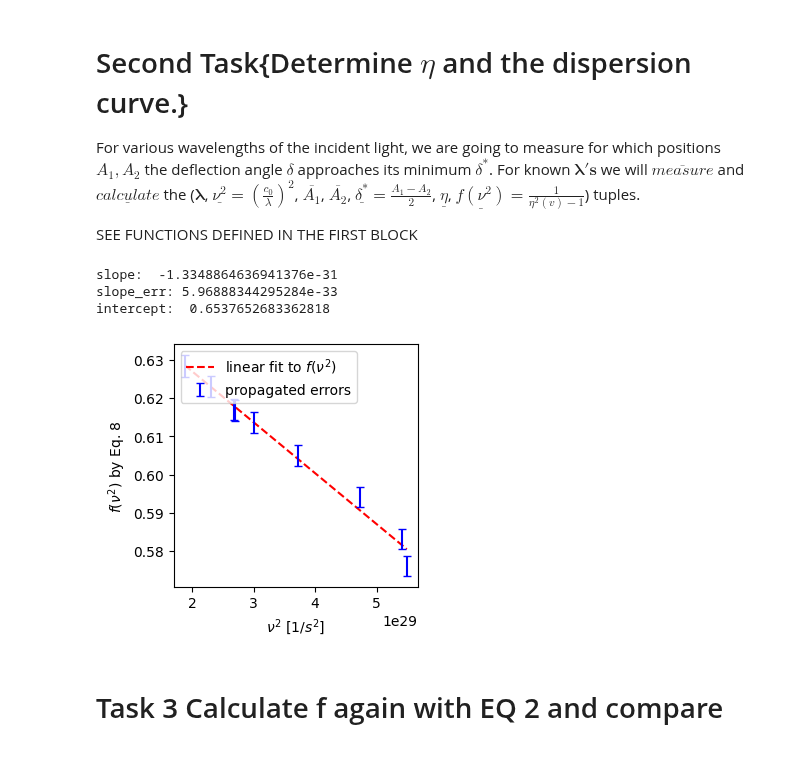
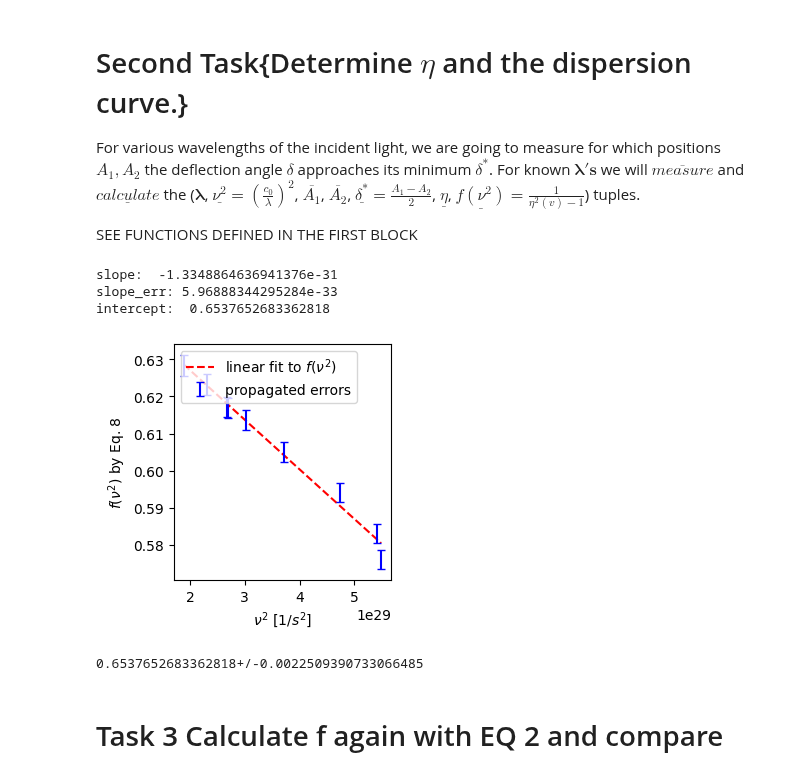
Before and after one commit to dominikrosser/praktikum_p1, a Jupyter notebook: 13 Brechungsind_pris/brechungsind_pris.ipynb, the cells around one changed output. Cells and saved outputs as stored; diff of their text form; code cells hidden in the pictures.

```diff
--- a/13 Brechungsind_pris/brechungsind_pris.ipynb
+++ b/13 Brechungsind_pris/brechungsind_pris.ipynb
@@ -34,7 +34,7 @@ def extr_values(np_arr):
 def extr_sig(np_arr):
     return unp.std_devs(np_arr)
 
-def errorbar_plot_with_linregress(X, Y, SIG_Y, errbarlabel='errbarlabel', xlabel='xlabel', ylabel='ylabel', errbarcolor='blue', linfitlabel='linfitlabel', nolinregress=False):
+def errorbar_plot_with_linregress(X, Y, SIG_Y, errbarlabel='errbarlabel', xlabel='xlabel', ylabel='ylabel', errbarcolor='blue', linfitlabel='linfitlabel', nolinregress=False, saveas='tmp.png'):
     result = scipy.stats.linregress(X, Y)
     #slope, intercept, rvalue, pvalue, sevalue, inteerr
     print("slope: ", result.slope)
@@ -51,6 +51,8 @@ def errorbar_plot_with_linregress(X, Y, SIG_Y, errbarlabel='errbarlabel', xlabel
     #ax.set_xlim([-1,1])
     #ax.set_ylim([-4,4])
     ax.legend(loc='upper left')
+    plt.tight_layout()
+    plt.savefig(saveas, dpi=500)
     plt.show()
     if not nolinregress:
         return u.ufloat(result.slope, result.stderr), u.ufloat(result.intercept, result.intercept_stderr) # (slope+=unc), (intercept+=unc)
@@ -220,35 +222,38 @@ A2s = np.array([u.ufloat(a2, A_meas_uncertainty_guess) for a2 in A2_meas]) *A_un
 Lambdas = np.array([u.ufloat(l, Lambda_uncertainty_guess) for l in Lambda_meas]) *Lambda_unit
 
 # CALCULATE BELONGING VALUES
 Nus = nu_of_lambda(Lambdas).to_base_units().to_compact()
 Nu_Squareds = np.square(Nus).to_base_units().to_compact()
 Delta0s = delta0_of_A1_A2(A1s, A2s).to_base_units().to_compact()
 # Using Eq. 8 to figure out the refractive indexes
 Etas = np.array([n_of_phi_delta0(Phi_Result.magnitude, Delta0.magnitude) for Delta0 in Delta0s]) * no_unit
 Eta_Squareds = usquare(Etas)
 Fs = f_of_n_squared(Eta_Squareds)
 
-slope_withErr, intercept_withErr = errorbar_plot_with_linregress(extr_values(Nu_Squareds), extr_values(Fs), extr_sig(Fs), nolinregress=False, xlabel=r'$\nu^2$ $[1/s^2]$', ylabel=r'$f(\nu^2)$ by Eq. 8', linfitlabel=r'linear fit to $f(\nu^2)$', errbarlabel='propagated errors')
+slope_withErr, intercept_withErr = errorbar_plot_with_linregress(extr_values(Nu_Squareds), extr_values(Fs), extr_sig(Fs), nolinregress=False, xlabel=r'$\nu^2$ $[1/s^2]$', ylabel=r'$f(\nu^2)$ by Eq. 8', linfitlabel=r'linear fit to $f(\nu^2)$', errbarlabel='propagated errors', saveas='fit_task_two.png')
 
 # CALCULATE MATERIAL CONSTANTS FROM THE CURVE
 A_param = -(1/slope_withErr) * (1/units.s**2)
 nu0dash_Squared = intercept_withErr * (-1/slope_withErr)
 nu0dash = u.wrap(np.sqrt)(nu0dash_Squared) * (1/units.s)
 
 def r2d(x):
     return x * DEG_PER_RAD / units.rad * units.deg
 # Now calculate the degree values as well
 A1s_Deg = r2d(A1s)
 A2s_Deg = r2d(A2s)
 Lambdas = Lambdas
 # OTHER USEFUL LISTS: Nus, Nu_Squareds, Etas, Eta_Squareds, Fs
 # OTHER QUANTITIES: A_param, nu0dash
 Delta0s_Deg = r2d(Delta0s)
+
+intercept_withErr
 # %% [output]
 slope:  -1.3348864636941376e-31
 slope_err: 5.96888344295284e-33
 intercept:  0.6537652683362818
-[figure, old version]
+[figure, new version]
+0.6537652683362818+/-0.0022509390733066485
 # %% [markdown]
 # Task 3 Calculate f again with EQ 2 and compare
 # %%
```
Also changed, not shown: parts of 1 cell of this notebook, 2 other files.
